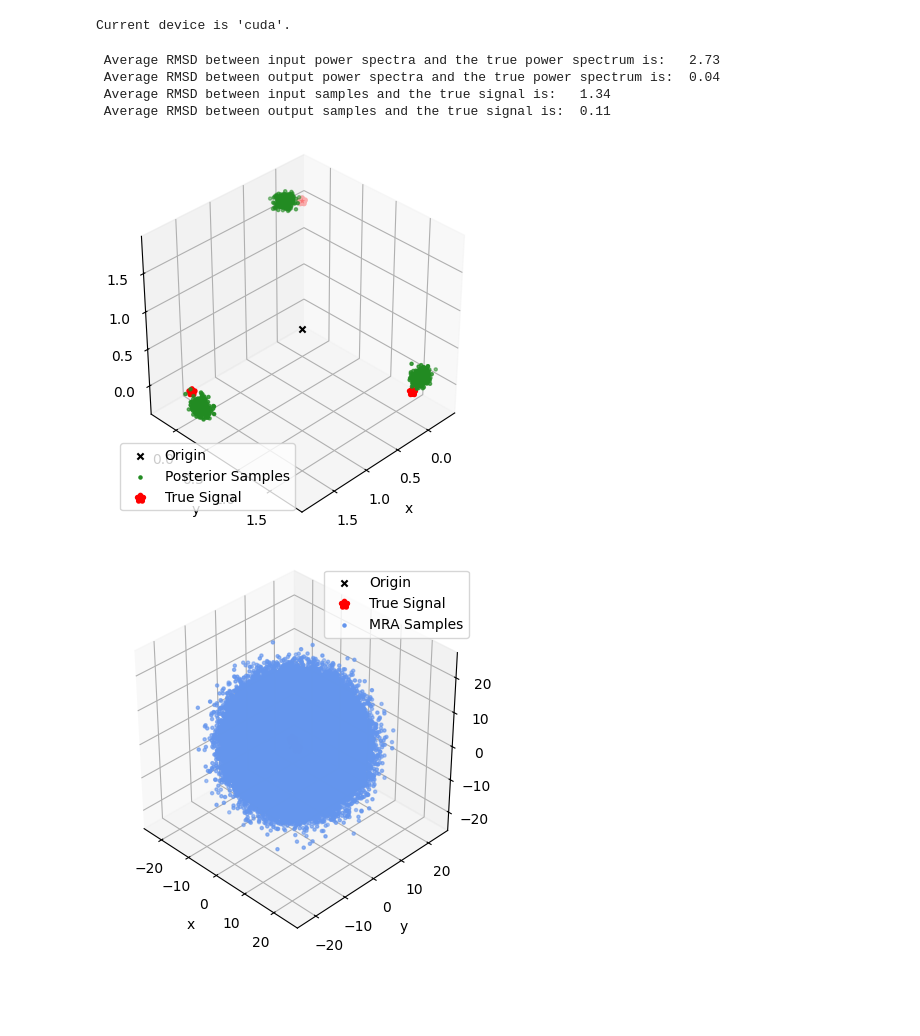
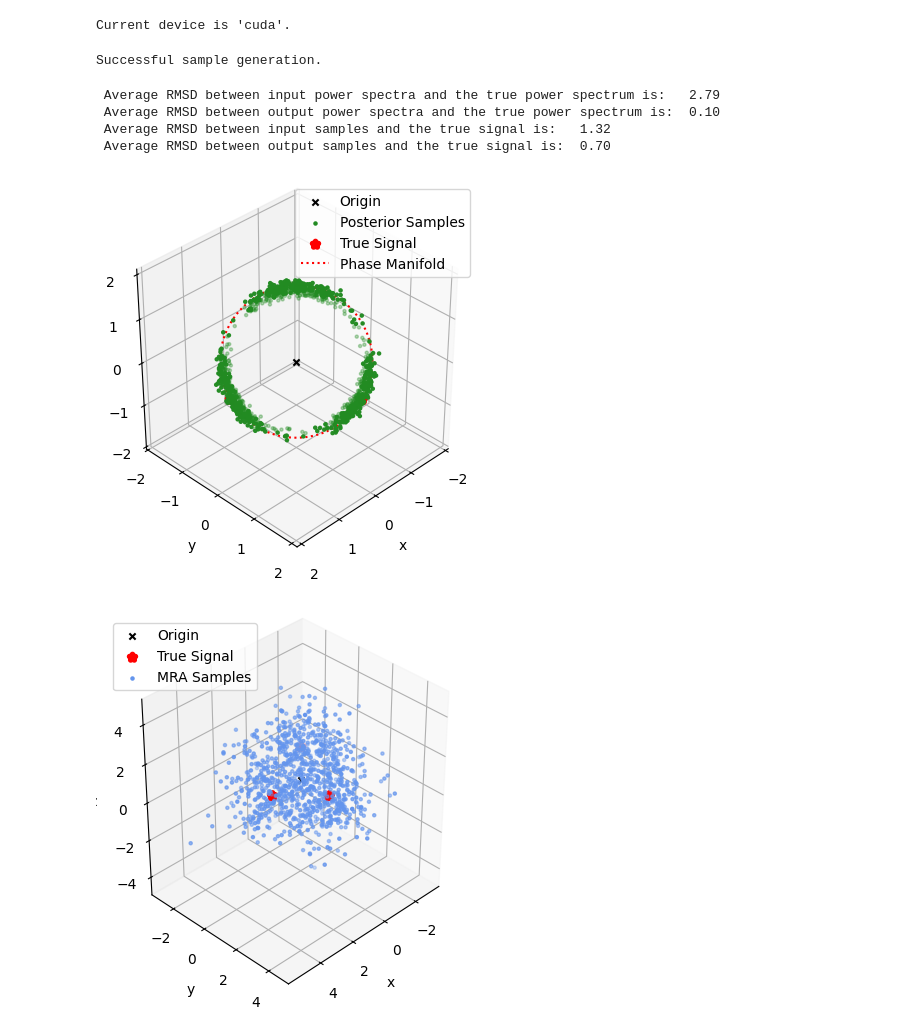
Before and after one commit to lepamacka/MRA_signalrecovery, a Jupyter notebook: src/scorematching.ipynb, the cells around one changed output. Saved outputs shown, nothing was run; the diff lists cells and outputs as text; code cells hidden in the pictures; blank space fills up the shorter version.

```diff
--- a/src/scorematching.ipynb
+++ b/src/scorematching.ipynb
@@ -66,8 +65,8 @@ print(f"Current device is \'{device}\'.")
 Current device is 'cuda'.
 # %%
 ### Set parameters for MRA
-M = 1000000
-sigma = 5.
+M = 1000
+sigma = 1.
 # %%
 ### Set parameters for true signal
 length = 3
@@ -77,7 +76,7 @@ signal_true[0] += np.sqrt(length)
 # signal_true += 0.001 * torch.randn_like(signal_true)
 # %%
 ### Set parameters for conditioner
-conditioner_type = "triple correlation" # "power spectrum", "triple_correlation"
+conditioner_type = "power spectrum" # "power spectrum", "triple correlation"
 use_random_statistics = True
 use_CLT = True
 use_none_cond = False
@@ -97,9 +96,9 @@ PATH = None # If None it will try to find a compatible model.
 hiddendim = 8
 # %%
 ### Set parameters for Langevin sampling
-num_steps = 200000
+num_steps = 10000
 num_samples = 2 ** 10
-eps = 5e-6
+eps = 1e-4
 # %%
 #### Conditioner setup.
 circulant_true = circulant(signal_true, dim=0)
@@ -208,6 +207,8 @@ if torch.any(torch.isfinite(output.reshape((-1))).logical_not()):
     print("Some of the output is nan or inf.")
 else:
     print("Successful sample generation.")
+# %% [output]
+Successful sample generation.
 # %%
 #### Compute and print comparison of input and output
 
@@ -258,10 +259,10 @@ print(
 
 aligned_output = align(output, signal_true)
 # %% [output]
- Average RMSD between input power spectra and the true power spectrum is:   2.73
- Average RMSD between output power spectra and the true power spectrum is:  0.04
- Average RMSD between input samples and the true signal is:   1.34
- Average RMSD between output samples and the true signal is:  0.11
+ Average RMSD between input power spectra and the true power spectrum is:   2.79
+ Average RMSD between output power spectra and the true power spectrum is:  0.10
+ Average RMSD between input samples and the true signal is:   1.32
+ Average RMSD between output samples and the true signal is:  0.70
 # %%
 #### Prepare to plot results
 input = input.detach().to('cpu')
@@ -340,40 +341,41 @@ if signal_true.shape[0] == 3:
                 xyz = rotmat @ xyz
                 xyz1 = xyz + signal_true[0:3].mean().item()
                 xyz2 = xyz - signal_true[0:3].mean().item()
                 ax.plot(xyz1[0, ...], xyz1[1, ...], xyz1[2, ...], c='red', linestyle='dotted', linewidth=1.5)
-                ax.plot(xyz2[0, ...], xyz2[1, ...], xyz2[2, ...], c='red', linestyle='dotted', linewidth=1.5)
+                # ax.plot(xyz2[0, ...], xyz2[1, ...], xyz2[2, ...], c='red', linestyle='dotted', linewidth=1.5)
                 if plot_input:
                     ax.legend(["Origin", output_samples_tag, "Gaussian Samples", "True Signal", "Phase Manifold"])
                 else:
                     ax.legend(["Origin", output_samples_tag, "True Signal", "Phase Manifold"])
-            if plot_input:
-                ax.legend(["Origin", output_samples_tag, "Gaussian Samples", "True Signal"])
             else:
-                ax.legend(["Origin", output_samples_tag, "True Signal"])
+                if plot_input:
+                    ax.legend(["Origin", output_samples_tag, "Gaussian Samples", "True Signal"])
+                else:
+                    ax.legend(["Origin", output_samples_tag, "True Signal"])
         else:
             if plot_input:
                 ax.legend(["Origin", output_samples_tag, "Gaussian Samples"])
             else:
                 ax.legend(["Origin", output_samples_tag])
     else:
         ax.legend(["Origin", output_samples_tag])
 
     ax.set_aspect('equal')
     ax.set_xlabel("x")
     ax.set_ylabel("y")
     ax.set_zlabel("z")
 
     ax.view_init(elev=35, azim=-45, roll=0)
 
     plt.savefig(f"./../figs/scorematching/{conditioner_type}/fig1.png")
-    plt.savefig(f"./../figs/scorematching/{conditioner_type}/fig1.svg")
+    plt.savefig(f"./../figs/scorematching/{conditioner_type}/fig1.pdf")
 
     ax.view_init(elev=35, azim=45, roll=0)
 
     plt.savefig(f"./../figs/scorematching/{conditioner_type}/fig2.png")
-    plt.savefig(f"./../figs/scorematching/{conditioner_type}/fig2.svg")
+    plt.savefig(f"./../figs/scorematching/{conditioner_type}/fig2.pdf")
 # %% [output]
-[figure, old version]
+[figure, new version]
 # %%
 ### Scatter plot of MRA samples in 3D
 
@@ -408,12 +410,11 @@ if signal_true.shape[0] == 3:
     axmra.set_ylabel("y")
     axmra.set_zlabel("z")
 
-    axmra.view_init(elev=35, azim=-45, roll=0)
+    axmra.view_init(elev=35, azim=45, roll=0)
 
-    plt.savefig(f"./../figs/scorematching/{conditioner_type}/MRA_samples.svg")
     plt.savefig(f"./../figs/scorematching/{conditioner_type}/MRA_samples.png")
 # %% [output]
-[figure, old version]
+[figure, new version]
 # %%
 ### Plot projection of 3D scores onto plane with true signal.
 
```
Also changed, not shown: parts of 3 cells of this notebook, 53 other files.
